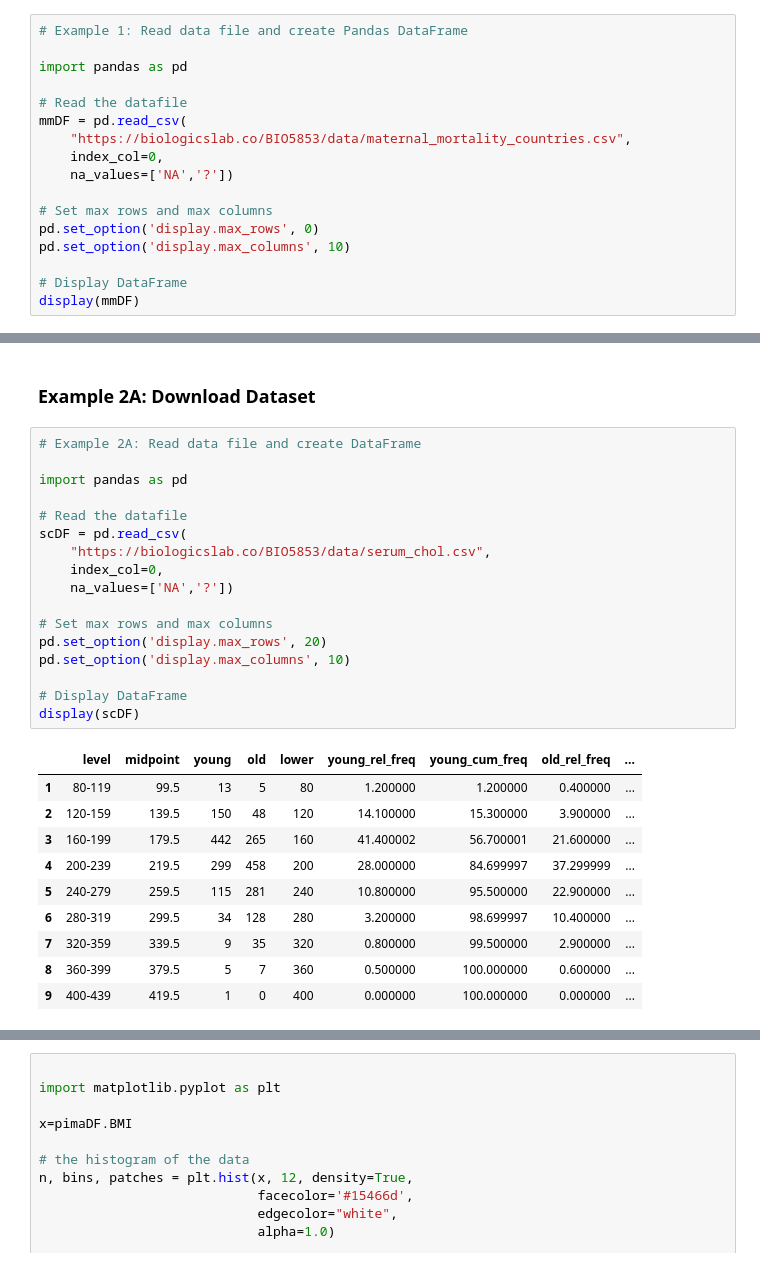
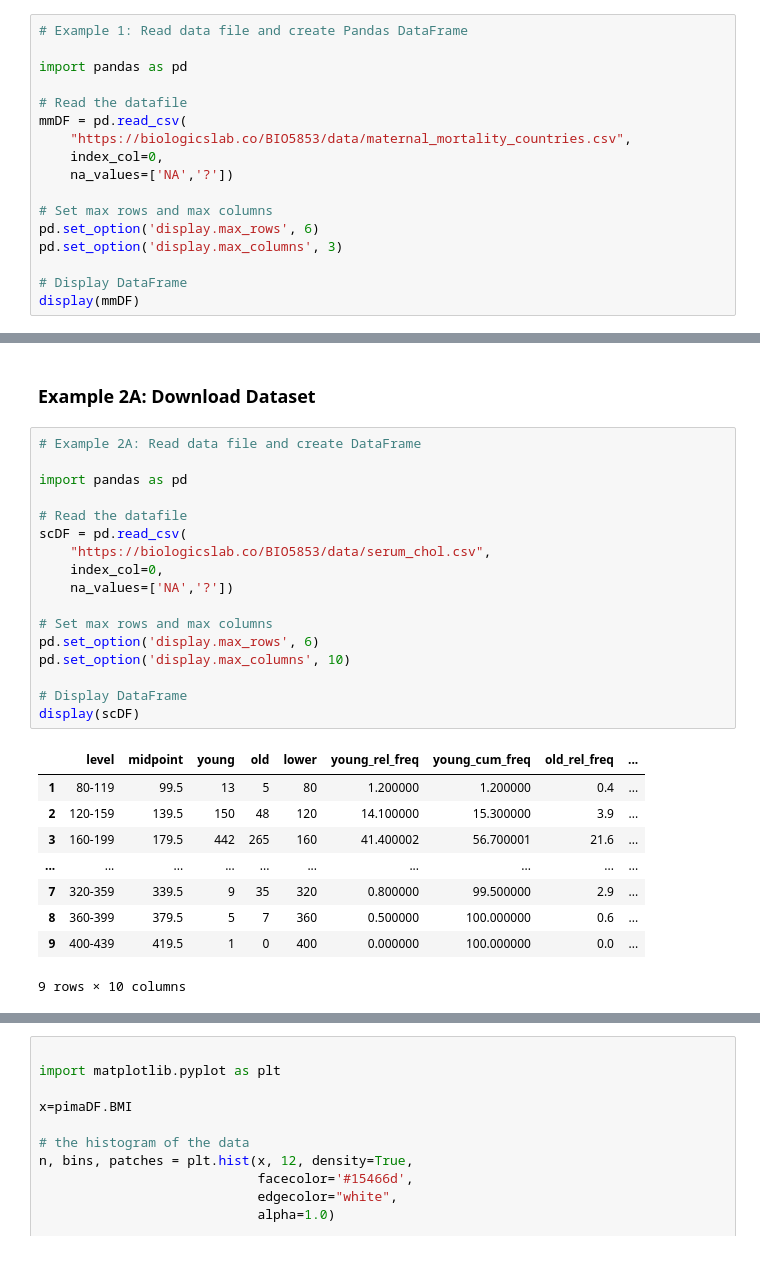
Before and after one commit to DavidSenseman/BIO5853, a Jupyter notebook: Lesson_01_4.ipynb, the cells around one changed output, grey strips where cells are left out. Saved outputs shown, nothing was run; the diff lists cells and outputs as text.

```diff
--- a/Lesson_01_4.ipynb
+++ b/Lesson_01_4.ipynb
@@ -247,8 +247,8 @@ mmDF = pd.read_csv(
     na_values=['NA','?'])
 
 # Set max rows and max columns
-pd.set_option('display.max_rows', 0)
-pd.set_option('display.max_columns', 10)
+pd.set_option('display.max_rows', 6)
+pd.set_option('display.max_columns', 3)
 
 # Display DataFrame
 display(mmDF)
@@ -333,29 +327,28 @@ A **_Histogram_** is a graph that displays the distribution of continuous data.
 # %%
 # Example 2A: Read data file and create DataFrame
 
 import pandas as pd
 
 # Read the datafile
 scDF = pd.read_csv(
     "https://biologicslab.co/BIO5853/data/serum_chol.csv",
     index_col=0,
     na_values=['NA','?'])
 
 # Set max rows and max columns
-pd.set_option('display.max_rows', 20)
+pd.set_option('display.max_rows', 6)
 pd.set_option('display.max_columns', 10)
 
 # Display DataFrame
 display(scDF)
 # %% [output]
 |  | level | midpoint | young | old | lower | young_rel_freq | young_cum_freq | old_rel_freq | ... |
-| 1 | 80-119 | 99.5 | 13 | 5 | 80 | 1.200000 | 1.200000 | 0.400000 | ... |
-| 2 | 120-159 | 139.5 | 150 | 48 | 120 | 14.100000 | 15.300000 | 3.900000 | ... |
-| 3 | 160-199 | 179.5 | 442 | 265 | 160 | 41.400002 | 56.700001 | 21.600000 | ... |
-| 4 | 200-239 | 219.5 | 299 | 458 | 200 | 28.000000 | 84.699997 | 37.299999 | ... |
-| 5 | 240-279 | 259.5 | 115 | 281 | 240 | 10.800000 | 95.500000 | 22.900000 | ... |
-| 6 | 280-319 | 299.5 | 34 | 128 | 280 | 3.200000 | 98.699997 | 10.400000 | ... |
-| 7 | 320-359 | 339.5 | 9 | 35 | 320 | 0.800000 | 99.500000 | 2.900000 | ... |
-| 8 | 360-399 | 379.5 | 5 | 7 | 360 | 0.500000 | 100.000000 | 0.600000 | ... |
-| 9 | 400-439 | 419.5 | 1 | 0 | 400 | 0.000000 | 100.000000 | 0.000000 | ... |
+| 1 | 80-119 | 99.5 | 13 | 5 | 80 | 1.200000 | 1.200000 | 0.4 | ... |
+| 2 | 120-159 | 139.5 | 150 | 48 | 120 | 14.100000 | 15.300000 | 3.9 | ... |
+| 3 | 160-199 | 179.5 | 442 | 265 | 160 | 41.400002 | 56.700001 | 21.6 | ... |
+| ... | ... | ... | ... | ... | ... | ... | ... | ... | ... |
+| 7 | 320-359 | 339.5 | 9 | 35 | 320 | 0.800000 | 99.500000 | 2.9 | ... |
+| 8 | 360-399 | 379.5 | 5 | 7 | 360 | 0.500000 | 100.000000 | 0.6 | ... |
+| 9 | 400-439 | 419.5 | 1 | 0 | 400 | 0.000000 | 100.000000 | 0.0 | ... |
+9 rows × 10 columns
 # %% [markdown]
```
Also changed, not shown: parts of 42 cells of this notebook.
